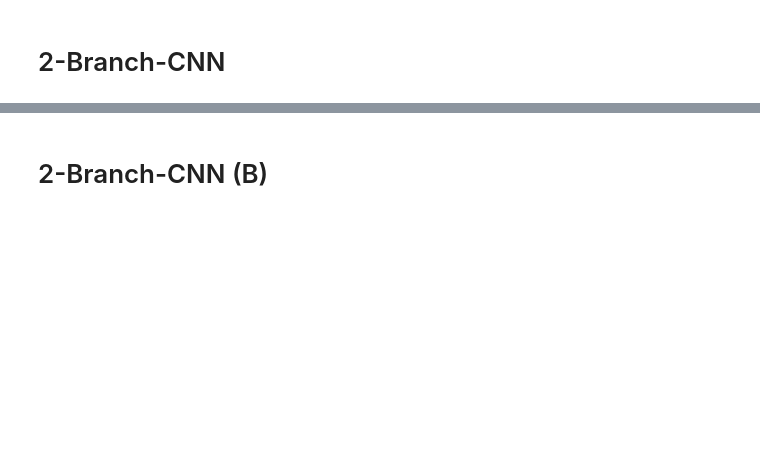
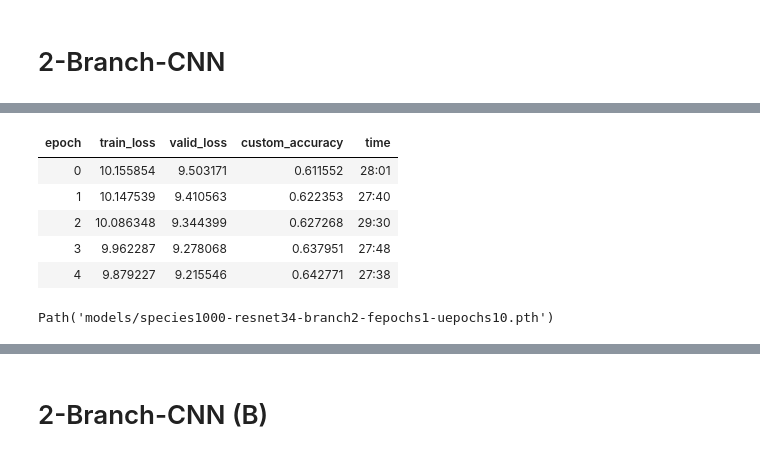
Before and after one commit to jossalgon/Fishly-Hierarchical-image-classification, a Jupyter notebook: Branch-CNN-resnet34-species1000.ipynb, the cells around one changed output, grey strips where cells are left out. Drawn from its saved outputs; the diff is of its cells as text; code cells hidden in the pictures; blank space fills up the shorter version.

```diff
--- a/Branch-CNN-resnet34-species1000.ipynb
+++ b/Branch-CNN-resnet34-species1000.ipynb
@@ -525,4 +580,15 @@ def continue_training(pth_filename):
     learn.load(pth_filename)
     learn.unfreeze()
     return learn
+# %%
+learn.fit(5, slice(1e-6,1e-4))
+learn.save('species1000-resnet34-branch2-fepochs1-uepochs10')
+# %% [output]
+| epoch | train_loss | valid_loss | custom_accuracy | time |
+| 0 | 10.155854 | 9.503171 | 0.611552 | 28:01 |
+| 1 | 10.147539 | 9.410563 | 0.622353 | 27:40 |
+| 2 | 10.086348 | 9.344399 | 0.627268 | 29:30 |
+| 3 | 9.962287 | 9.278068 | 0.637951 | 27:48 |
+| 4 | 9.879227 | 9.215546 | 0.642771 | 27:38 |
+Path('models/species1000-resnet34-branch2-fepochs1-uepochs10.pth')
 # %%
```
Also changed, not shown: parts of 114 cells of this notebook.
